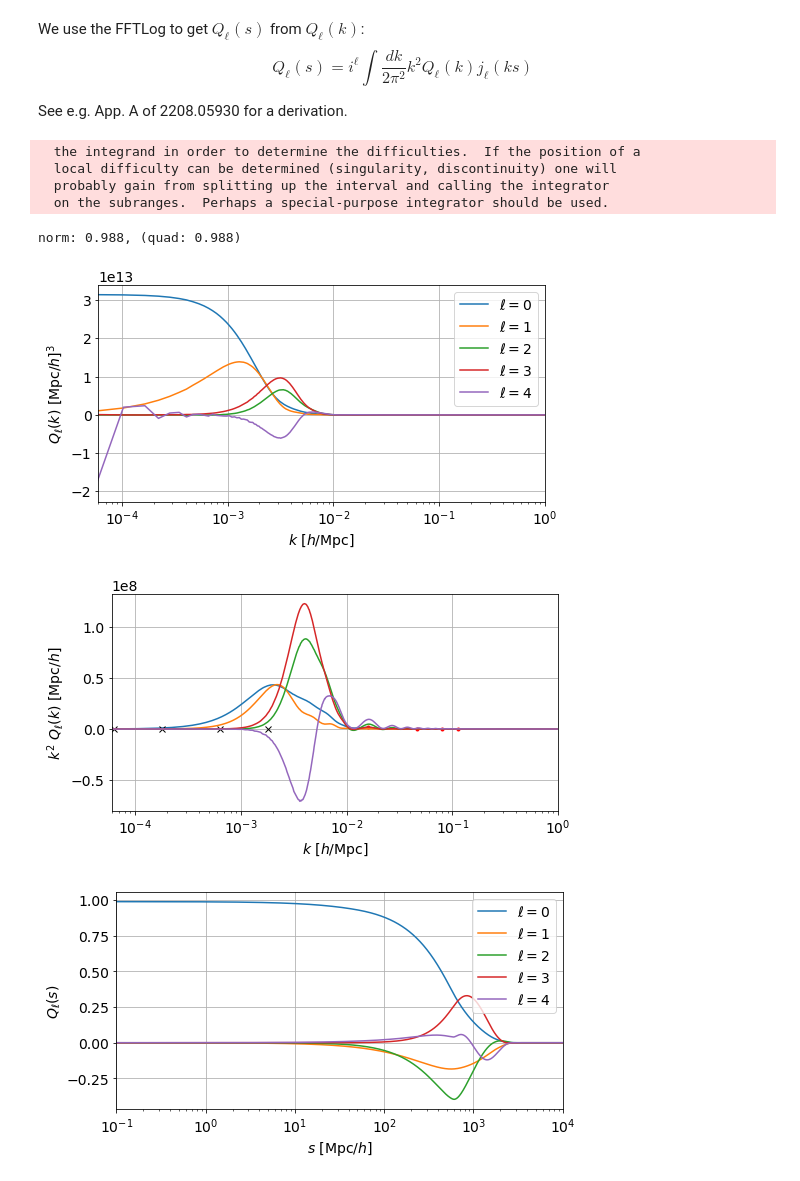
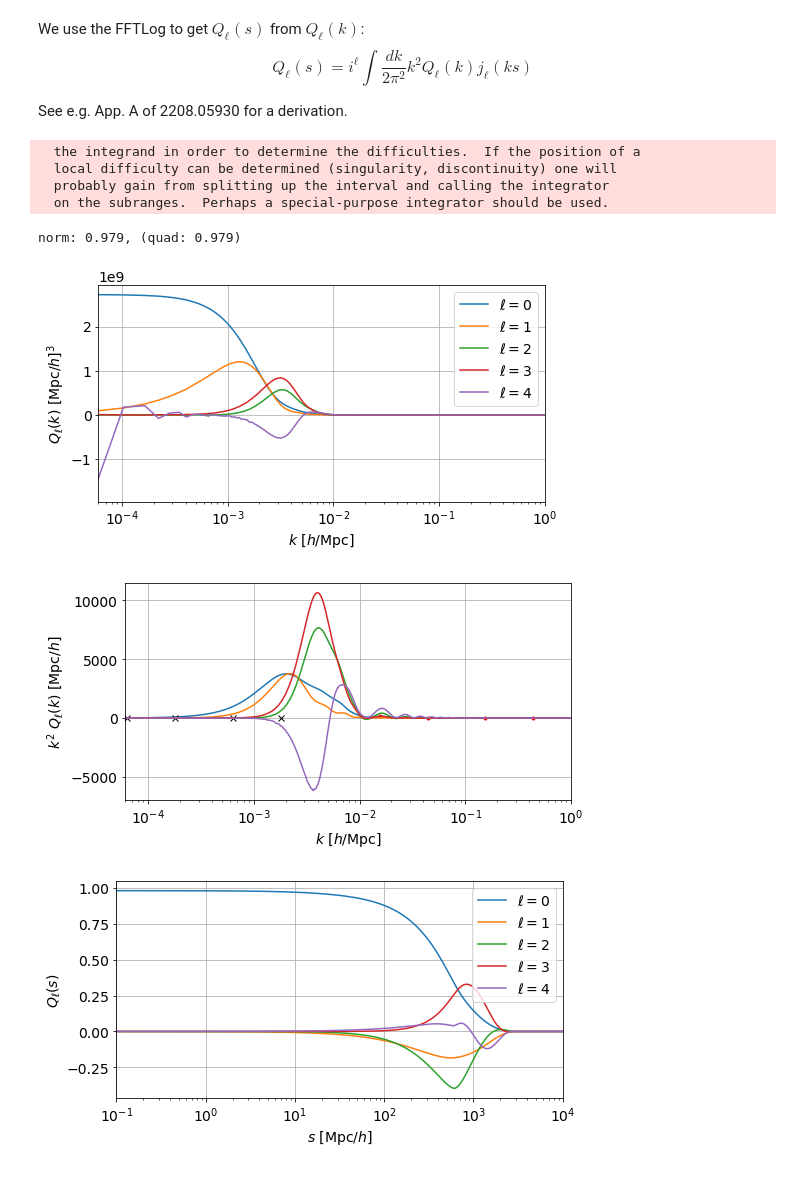
Before and after one commit to pierrexyz/fkpwin, a Jupyter notebook: Qs_from_Qk_nseries.ipynb, the cells around one changed output. Cells and saved outputs as stored; diff of their text form; code cells hidden in the pictures.

```diff
--- a/Qs_from_Qk_nseries.ipynb
+++ b/Qs_from_Qk_nseries.ipynb
@@ -60,12 +60,11 @@ plt.subplots_adjust(wspace=0.2, hspace=0.4)
 # normalization from nbodykit on randoms, see header in Qk_n0_nseries.dat
 # we should always use the normalization from n = 0 to get the correct factor of 1/r1^n,
 # where r1 is the distance to the survey
-norm, alpha = 228.65335738482153, 0.019875423088012396
-normalpha = norm / alpha
+norm, alpha = 4.55870e+00, 1.98754e-02
 
 # Qk from concatenating boxes of various sizes for better resolution
 idx_kcut, kmins = [], []
-for n, (Lbox, sf) in enumerate(zip([100000, 35000, 10000, 3500], [2., 2., 4., 8.])):
+for n, (Lbox, sf) in enumerate(zip([100000, 35000, 10000, 3500], [2., 2., 2., 2.])):
     k_n, Q0, Q1, Q2, Q3, Q4 = np.loadtxt(
         os.path.join('Qk_', 'Qk_Lbox%s', 'Qk_n%s_nseries.dat') % (Lbox, nwide), unpack=True)
     Qk_n = np.array([Q0, Q1, Q2, Q3, Q4])
@@ -84,10 +83,19 @@ for n, (Lbox, sf) in enumerate(zip([100000, 35000, 10000, 3500], [2., 2., 4., 8.
     kmins.append(kmin)
 kmins = np.array(kmins)
 
-# extrapolation in k -> large limit for better normalization
-# there can be ~2% variation depending on the chosen extrapolation;
-# here I choose k^2 Qk ~ k^-2 as k -> large
-id_fit = -20
+# "shot-noise" removal
+Qk[0] -= np.mean(Qk[0,-3:]) # we average the last few points to smooth over the noise
+
+# "left" extrapolation Qk ~ constant as k -> low for better normalization
+ks = np.geomspace(1e-6, k[0], 10, endpoint=False)
+Qk_extrap = []
+for l in range(Qk.shape[0]):
+    Qk_extrap.append(Qk[l][0] * np.ones_like(ks))
+k = np.concatenate((ks, k))
+Qk = np.concatenate((Qk_extrap, Qk), axis=-1)
+
+# "right" extrapolation k^2 Qk ~ k^-2 as k -> high for better normalization
+id_fit = -30
 ks = np.geomspace(k[-1]+(k[-1]-k[-2]), 1e2, 100)
 Qk_extrap = []
 for l in range(Qk.shape[0]):
@@ -95,6 +103,10 @@ for l in range(Qk.shape[0]):
     Qk_extrap.append(a * ks**-2 / ks**2)
 k = np.concatenate((k, ks))
 Qk = np.concatenate((Qk, Qk_extrap), axis=-1)
+
+# multiplying by two powers of alpha to go rescale the randoms power spectrum to the data one
+# and normalizing
+Qk *= alpha**2 / norm
 
 # plotting Qk
 for l, (qk, c) in enumerate(zip(Qk,colors)):
@@ -118,13 +130,17 @@ ax2.set_xscale('log')
 ax2.set_xlabel(r'$k \ [h/{\rm Mpc}]$')
 ax2.set_ylabel(r'$k^2 \ Q_\ell(k) \ [{\rm Mpc}/h]$')
 ax2.set_xlim(6e-5, 1e0)
-### these are the limits to zoom on the extrapolation
-# ax2.set_xlim(1e-2, 1)
-# ax2.set_ylim(0, 3e5)
+## zoom on left extrapolation
+# ax2.set_xlim(1e-6, 1e-3)
+# ax2.set_ylim(-0.5, 5)
+### zoom on right extrapolation
+# ax2.set_xlim(1e-1, 5)
+# ax2.set_ylim(-5, 9)
+### ax2.set_ylim(-0.02, 0.2) # monopole zoom
 
 # saving Fourier-space window Qk
 filename = 'Qk_n%s_nseries.dat' % (nwide)
-np.savetxt(os.path.join('Qk', filename), np.vstack([k, np.vstack([qk/Qk[0][0] for qk in Qk])]).T,
+np.savetxt(os.path.join('Qk', filename), np.vstack([k, np.vstack([qk for qk in Qk])]).T,
          header='k [h/Mpc], q0, q1/i, q2, q3/i, q4', fmt='%.6e')
 
 # configuration-space window Qs
@@ -134,39 +150,40 @@ kk, ss = np.meshgrid(klog, s, indexing='ij')
 Qk = np.array([Qk[0], 1j*Qk[1], Qk[2], 1j*Qk[3], Qk[4]]) # putting the odd ones back to the imaginary
 Qkk = interp1d(k, Qk, axis=-1)(kk)
 jn = np.array([1j**l * spherical_jn(l, kk*ss) for l in range(5)])
 Qs = np.trapz(np.real(np.einsum('ks,lks,lks->lks', kk**2, Qkk, jn)), x=klog, axis=1) / (2*np.pi**2)
 
 # plotting Qs
 for l, (qs, c) in enumerate(zip(Qs, colors)):
-    ax3.plot(s, qs / normalpha, '%s' % c, label=r'$\ell=%s$' % l)
+    ax3.plot(s, qs, '%s' % c, label=r'$\ell=%s$' % l)
     ax3.grid()
 ax3.set_xscale('log')
 #ax3.set_ylim(-0.5, 1)
 ax3.set_xlim(1e-1, 1e4)
 ax3.set_xlabel(r'$s \ [{\rm Mpc}/h]$')
 ax3.set_ylabel(r'$Q_\ell(s)$')
 ax3.legend()
 
 # checking normalization
 ik2Qk = interp1d(k, k**2 * np.real(Qk[0]) * spherical_jn(0, 0), kind='cubic')
 Qs0_quad = quad(ik2Qk, k[0], k[-1])[0] / (2*np.pi**2)
-print ('norm: %.3f, (quad: %.3f)' % (Qs[0,0] / normalpha, Qs0_quad / normalpha))
+print ('norm: %.3f, (quad: %.3f)' % (Qs[0,0], Qs0_quad))
 
 # saving configuration-space window Qs
 filename = 'Qs_n%s_nseries.dat' % (nwide)
-np.savetxt(os.path.join('Qs', filename), np.vstack([s, np.vstack([qs / normalpha for qs in Qs])]).T,
+np.savetxt(os.path.join('Qs', filename), np.vstack([s, np.vstack([qs for qs in Qs])]).T,
          header='s [Mpc/h], q0, q1, q2, q3, q4', fmt='%.6e')
 
 if nwide == 0: # for PyBird
-    filename = 'Qs_nseries.dat'
-    np.savetxt(os.path.join('Qs', filename), np.vstack([s, np.vstack([qs / normalpha for qs in Qs[::2]])]).T,
+    np.savetxt(os.path.join('Qs', 'Qs_nseries.dat'), np.vstack([s, np.vstack([qs for qs in Qs[::2]])]).T,
          header='s [Mpc/h], q0, q2, q4', fmt='%.6e')
+    np.savetxt(os.path.join('Qs', 'Qs_norm1_nseries.dat'), np.vstack([s, np.vstack([qs / Qs[0,0] for qs in Qs[::2]])]).T,
+         header='s [Mpc/h], q0, q2, q4', fmt='%.6e')
 # %% [output]
   the integrand in order to determine the difficulties.  If the position of a
   local difficulty can be determined (singularity, discontinuity) one will
   probably gain from splitting up the interval and calling the integrator
   on the subranges.  Perhaps a special-purpose integrator should be used.
-norm: 0.988, (quad: 0.988)
+norm: 0.979, (quad: 0.979)
-[figure, old version]
+[figure, new version]
-[figure, old version]
+[figure, new version]
 [figure]
```
Also changed, not shown: 40 other files.
